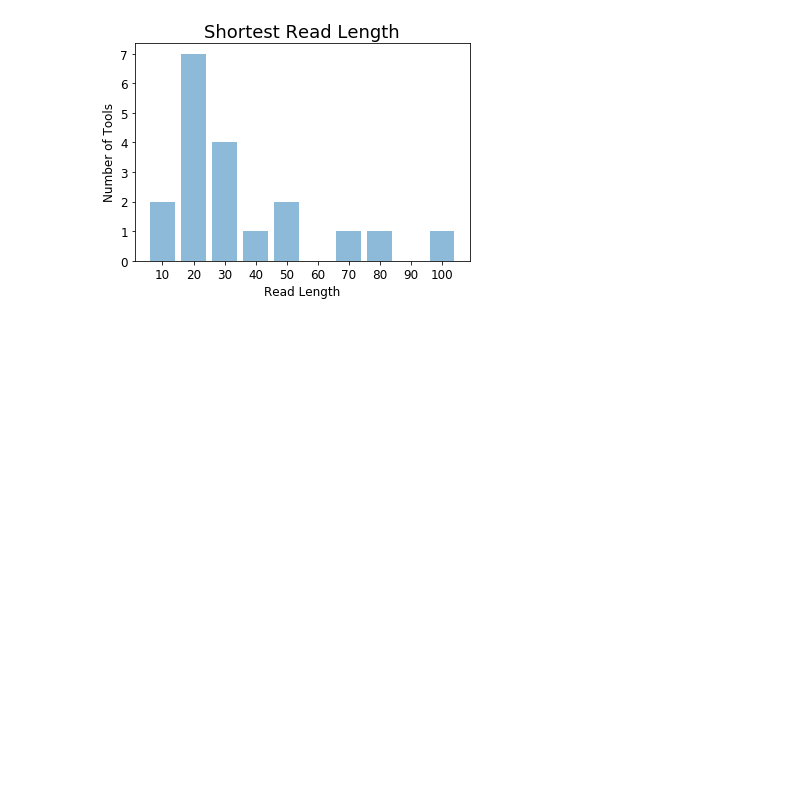
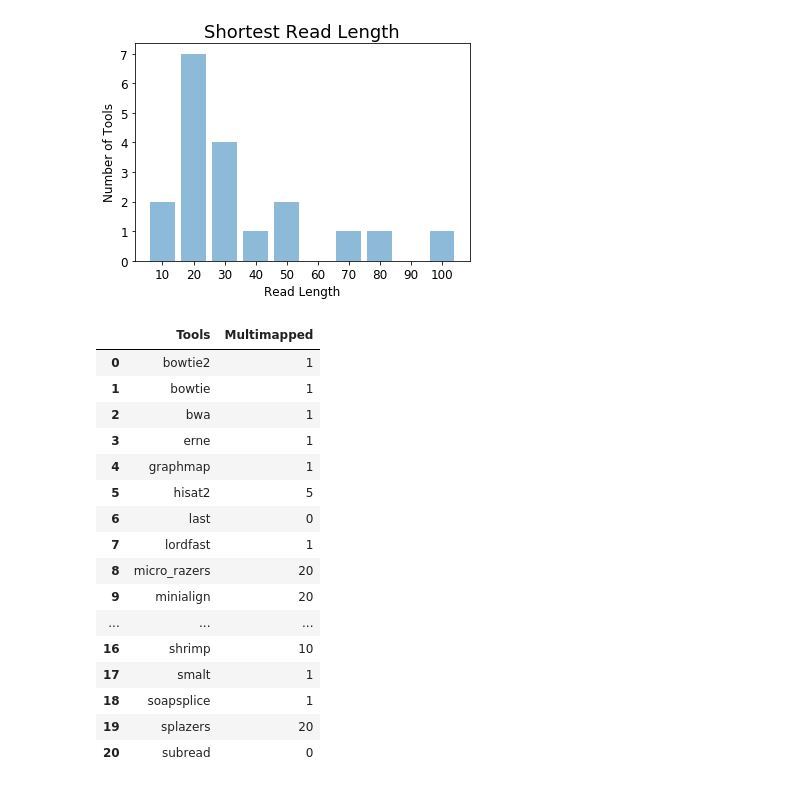
Before and after one commit to smangul1/read.aligment.review, a Jupyter notebook: figure1/Tool Comparison.ipynb, the cells around one changed output. Cells and saved outputs as stored; diff of their text form; code cells hidden in the pictures; blank space fills up the shorter version.

```diff
--- a/figure1/Tool Comparison.ipynb
+++ b/figure1/Tool Comparison.ipynb
@@ -107,3 +109,29 @@ plt.show()
 # %% [output]
 [figure]
 [figure]
+# %%
+import matplotlib.pyplot as plt
+import seaborn as sns
+import pandas as pd
+
+multi = pd.read_csv('~\\Documents\\Bioinformatics\\multimapped.csv')
+multi=multi.dropna()
+multi
+# %% [output]
+|  | Tools | Multimapped |
+| 0 | bowtie2 | 1 |
+| 1 | bowtie | 1 |
+| 2 | bwa | 1 |
+| 3 | erne | 1 |
+| 4 | graphmap | 1 |
+| 5 | hisat2 | 5 |
+| 6 | last | 0 |
+| 7 | lordfast | 1 |
+| 8 | micro_razers | 20 |
+| 9 | minialign | 20 |
+| ... | ... | ... |
+| 16 | shrimp | 10 |
+| 17 | smalt | 1 |
+| 18 | soapsplice | 1 |
+| 19 | splazers | 20 |
+| 20 | subread | 0 |
```
Also changed, not shown: parts of 3 cells of this notebook.
